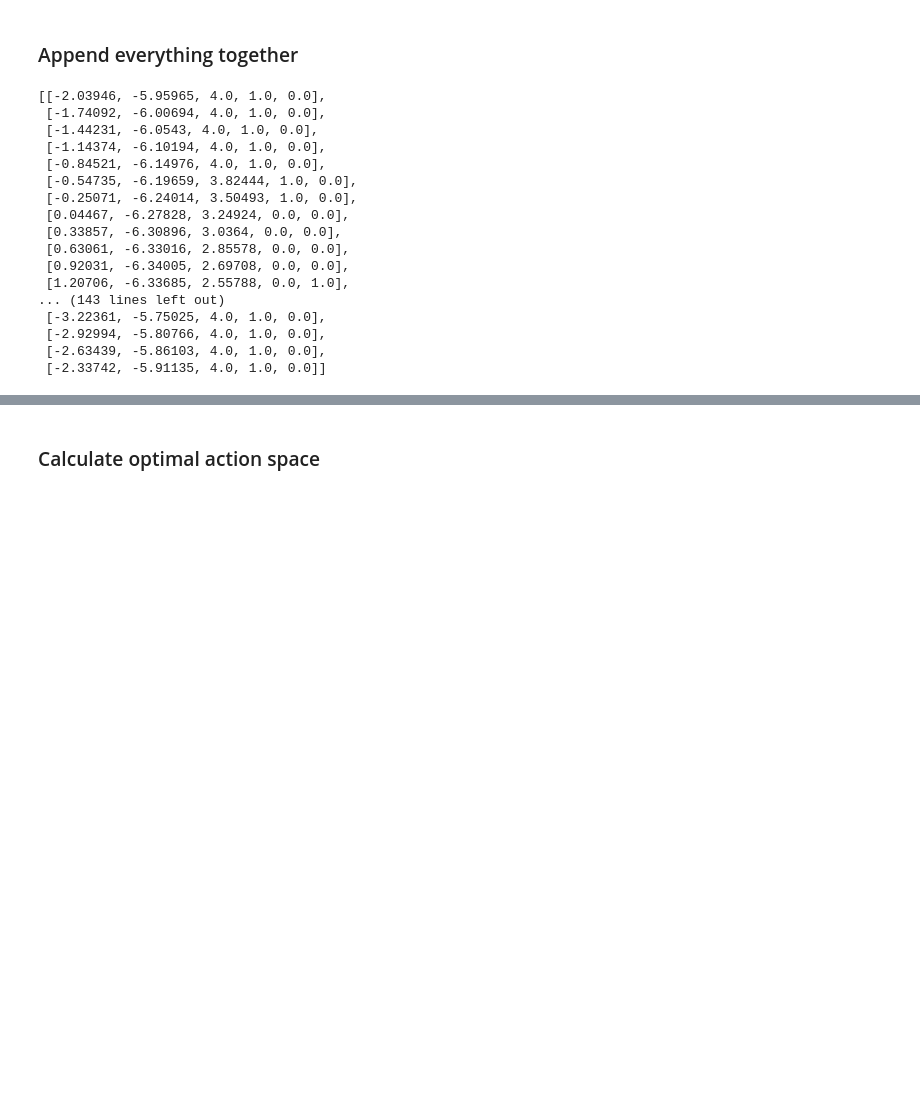
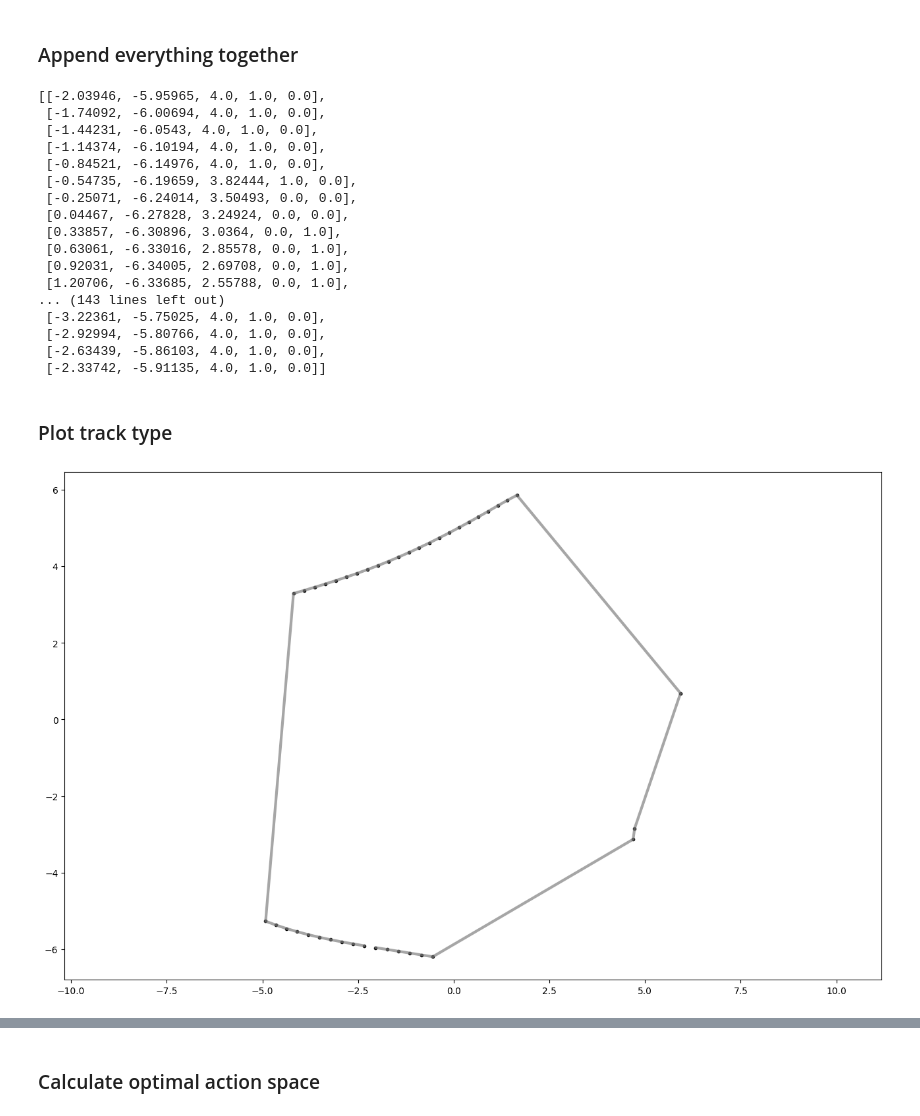
Before and after one commit to jainsau/deep_racer_framework, a Jupyter notebook: action-space.ipynb, the cells around one changed output, grey strips where cells are left out. Saved outputs shown, nothing was run; the diff lists cells and outputs as text; code cells hidden in the pictures; blank space fills up the shorter version.

Commit message:
:zap: Update track type logic

```diff
--- a/action-space.ipynb
+++ b/action-space.ipynb
@@ -51,3 +47,8 @@ race_track_everything = opt.everything(race_track, optimal_speed)
+# %%
+HIGH_SPEED_FACTOR = 0.9
+LOW_SPEED_FACTOR = 1.6
+
+race_track_everything = opt.everything(race_track, optimal_speed, HIGH_SPEED_FACTOR, LOW_SPEED_FACTOR)
 # %%
 # x, y, optimal speed, is_track_straight, is_track_curved
 race_track_everything
@@ -58,14 +59,20 @@ race_track_everything
  [-1.14374, -6.10194, 4.0, 1.0, 0.0],
  [-0.84521, -6.14976, 4.0, 1.0, 0.0],
  [-0.54735, -6.19659, 3.82444, 1.0, 0.0],
- [-0.25071, -6.24014, 3.50493, 1.0, 0.0],
+ [-0.25071, -6.24014, 3.50493, 0.0, 0.0],
  [0.04467, -6.27828, 3.24924, 0.0, 0.0],
- [0.33857, -6.30896, 3.0364, 0.0, 0.0],
- [0.63061, -6.33016, 2.85578, 0.0, 0.0],
- [0.92031, -6.34005, 2.69708, 0.0, 0.0],
+ [0.33857, -6.30896, 3.0364, 0.0, 1.0],
+ [0.63061, -6.33016, 2.85578, 0.0, 1.0],
+ [0.92031, -6.34005, 2.69708, 0.0, 1.0],
  [1.20706, -6.33685, 2.55788, 0.0, 1.0],
 ... (143 lines left out)
  [-3.22361, -5.75025, 4.0, 1.0, 0.0],
  [-2.92994, -5.80766, 4.0, 1.0, 0.0],
  [-2.63439, -5.86103, 4.0, 1.0, 0.0],
  [-2.33742, -5.91135, 4.0, 1.0, 0.0]]
+# %% [markdown]
+### Plot track type
+# %%
+opt.plot_track_type(race_track_everything)
+# %% [output]
+[figure, added]
```
Also changed, not shown: parts of 5 cells of this notebook, 5 other files.
